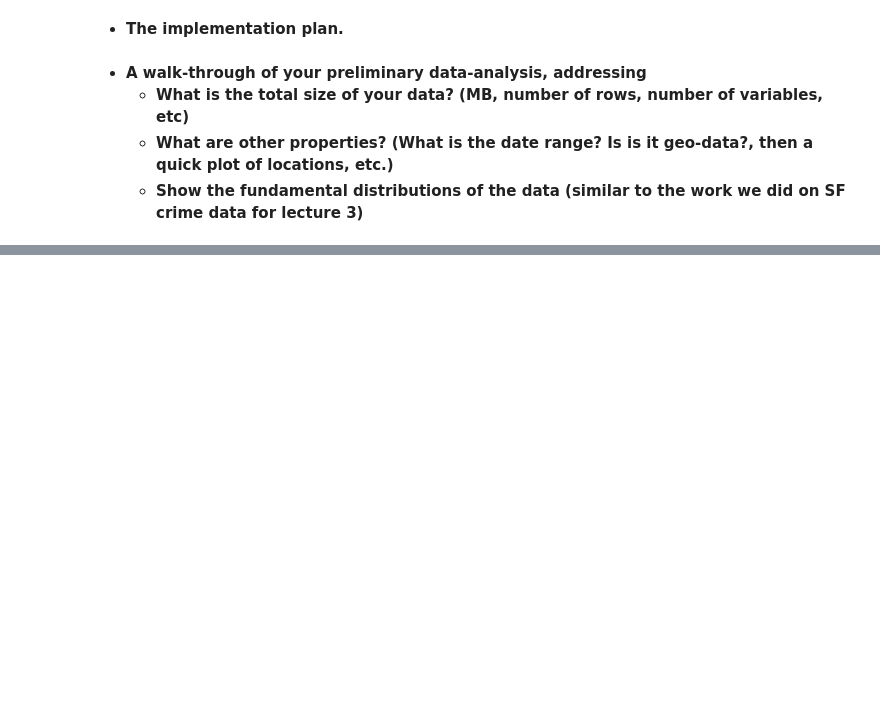
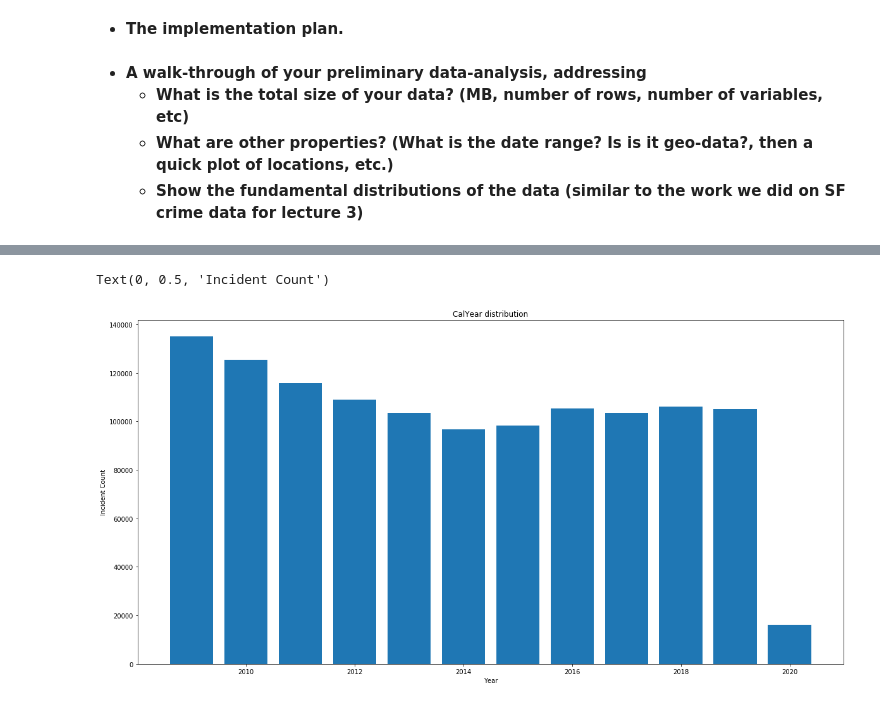
Before and after one commit to hlynurarni/Social-Data-Analysis-Final, a Jupyter notebook: Project Assignment A.ipynb, the cells around one changed output, grey strips where cells are left out. Drawn from its saved outputs; the diff is of its cells as text; code cells hidden in the pictures; blank space fills up the shorter version.

Commit message:
Added distribution plots for first few attributes

```diff
--- a/Project Assignment A.ipynb
+++ b/Project Assignment A.ipynb
@@ -94,0 +108,6 @@ Perhaps adding attitional datasets
+# %%
+# Start by reading in the dataset and combine the Date and Time columns into a single datetime column
+df1 = pd.read_excel('IncidentData/LFB Incident data from January 2009 to December 2012.xlsx', index_col=None)
+# %%
+df2 = pd.read_excel('IncidentData/LFB Incident data from January 2013 to December 2016.xlsx', index_col=None)
+df3 = pd.read_excel('IncidentData/LFB Incident data from January 2017.xlsx', index_col=None)
@@ -94,0 +126,6 @@ Perhaps adding attitional datasets
+# %%
+df = df3.append(df2, sort='False')
+df = df.append(df1, sort = 'False')
+
+# Reindex so the columns are in the same order as before
+df = df.reindex(df3.columns, axis=1)
@@ -94,0 +211,10 @@ Perhaps adding attitional datasets
+# %%
+#df.CalYear.value_counts().values
+plt.figure(figsize=(20,10))
+plt.bar(df.CalYear.value_counts().index, df.CalYear.value_counts().values)
+plt.title('CalYear distribution')
+plt.xlabel('Year')
+plt.ylabel('Incident Count')
+# %% [output]
+Text(0, 0.5, 'Incident Count')
+[figure, added]
```
Also changed, not shown: parts of 20 cells of this notebook, 2 other files.
